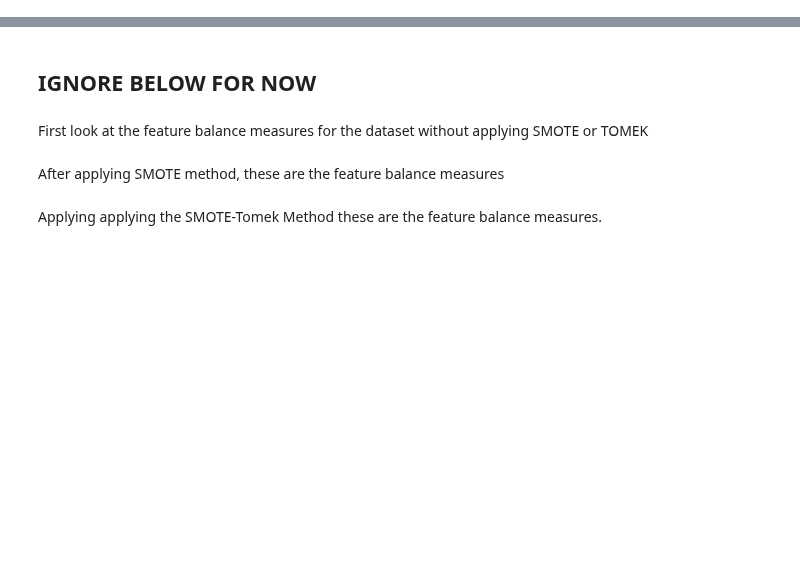
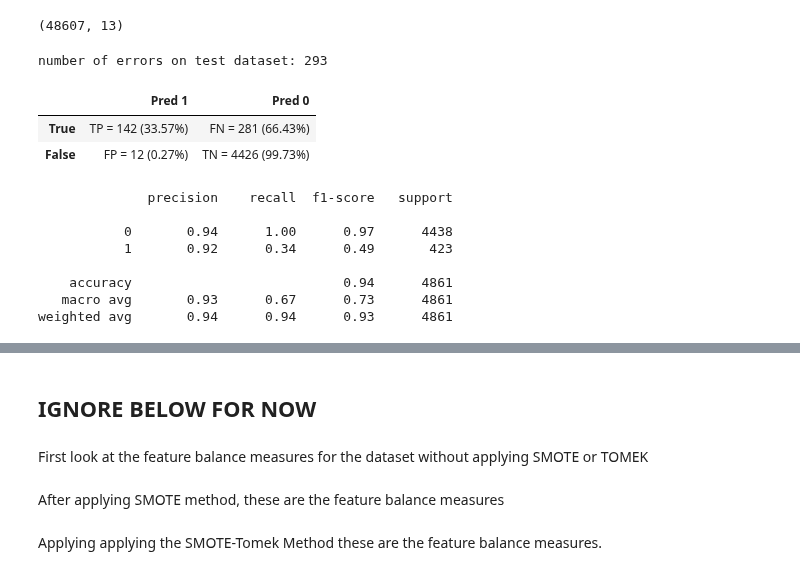
Before and after one commit to microsoft/responsible-ai-toolbox-mitigations, a Jupyter notebook: notebooks/data_balance_e2e.ipynb, the cells around one changed output, grey strips where cells are left out. Saved outputs shown, nothing was run; the diff lists cells and outputs as text; code cells hidden in the pictures; blank space fills up the shorter version.

```diff
--- a/notebooks/data_balance_e2e.ipynb
+++ b/notebooks/data_balance_e2e.ipynb
@@ -12,6 +19,7 @@ from databalanceanalysis.databalanceanalysis.utils import undummify
 from IPython.core.interactiveshell import InteractiveShell
 InteractiveShell.ast_node_interactivity = "all"
 # %%
+
 data_dir = '../datasets/hr_promotion'
 df =  pd.read_csv(data_dir + '/train.csv').drop(['employee_id'], axis=1)
 cols_of_interest = ['education', 'gender']
@@ -20,8 +28,60 @@ seed = 42
 # handle duplicates
 df = df.drop_duplicates()
 df = df.dropna()
-df.head()
+
 df.shape
+# %% [output]
+(48607, 13)
+# %%
+## Train a model and get accuracy numbers
+
+# data prep
+def split_label(dataset):
+    x = dataset.drop(['is_promoted'], axis=1)
+    y = dataset['is_promoted']
+    return x, y
+
+dataset = pd.get_dummies(df, drop_first=False)
+target_index = dataset.columns.get_loc('is_promoted')
+data_split =  DataSplit(dataset,target_index , 0.9, 42, True, False, False, True)
+train_data, test_data = data_split.Split()
+# splitting the training data
+x_train, y_train = split_label(train_data)
+# splitting the test data
+x_test, y_test = split_label(test_data)
+
+# LGBMClassifier Model
+clf = LGBMClassifier(n_estimators=50)
+model = clf.fit(x_train, y_train)
+
+pred = model.predict(x_test)
+
+def conf_matrix(y,pred):
+    ((tn, fp), (fn, tp)) = metrics.confusion_matrix(y, pred)
+    ((tnr,fpr),(fnr,tpr))= metrics.confusion_matrix(y, pred, normalize='true')
+    return pd.DataFrame([[f'TP = {tp} ({tpr:1.2%})', f'FN = {fn} ({fnr:1.2%})'],
+                         [f'FP = {fp} ({fpr:1.2%})', f'TN = {tn} ({tnr:1.2%})']],
+                        index=['True', 'False'],
+                        columns=['Pred 1', 'Pred 0'])
+
+print("number of errors on test dataset: " + str(sum(pred != y_test)))
+
+conf_matrix(y_test,pred)
+
+print(classification_report(y_test, pred))
+# %% [output]
+number of errors on test dataset: 293
+|  | Pred 1 | Pred 0 |
+| True | TP = 142 (33.57%) | FN = 281 (66.43%) |
+| False | FP = 12 (0.27%) | TN = 4426 (99.73%) |
+              precision    recall  f1-score   support
+
+           0       0.94      1.00      0.97      4438
+           1       0.92      0.34      0.49       423
+
+    accuracy                           0.94      4861
+   macro avg       0.93      0.67      0.73      4861
+weighted avg       0.94      0.94      0.93      4861
 # %%
 from databalanceanalysis.databalanceanalysis.feature_measures import FeatureBalanceMeasure
 
```
Also changed, not shown: parts of 17 cells of this notebook.
